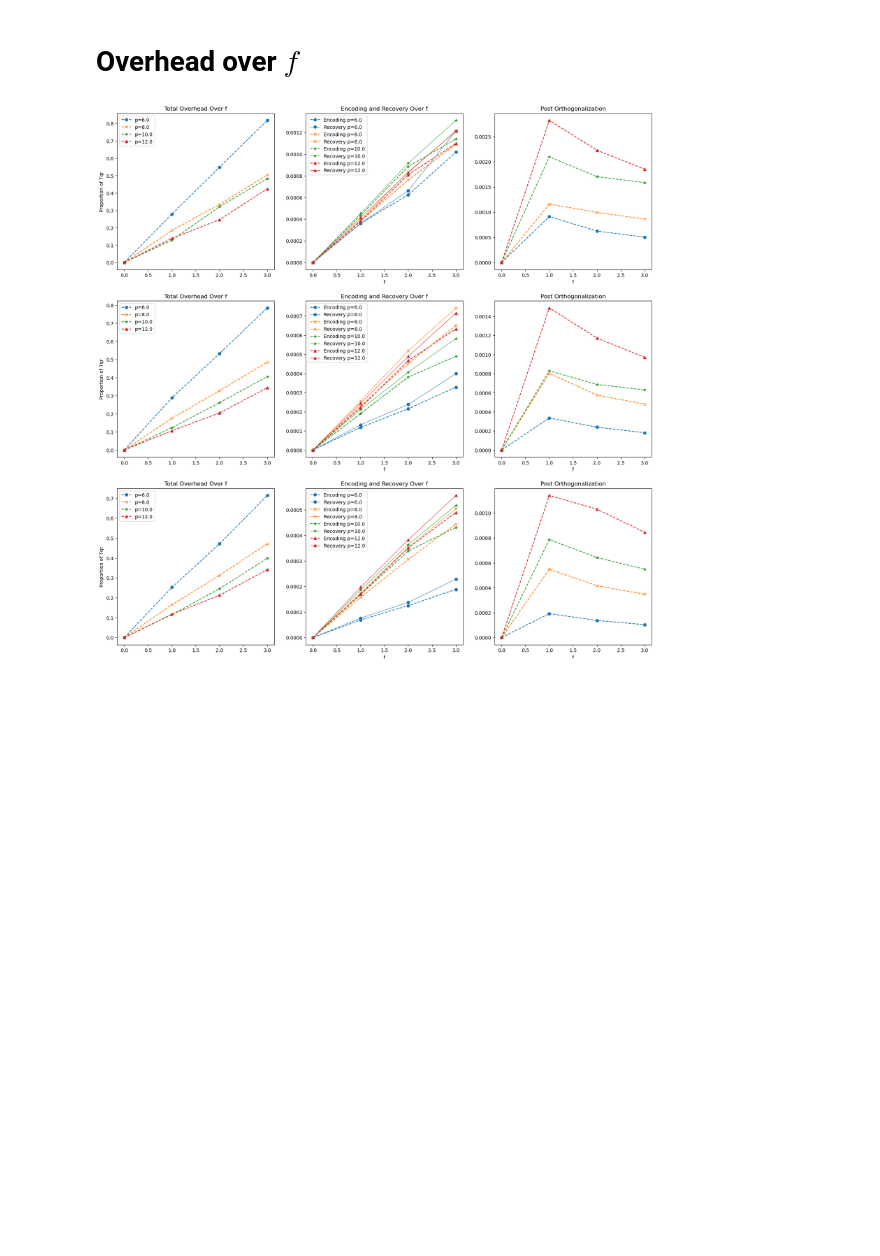
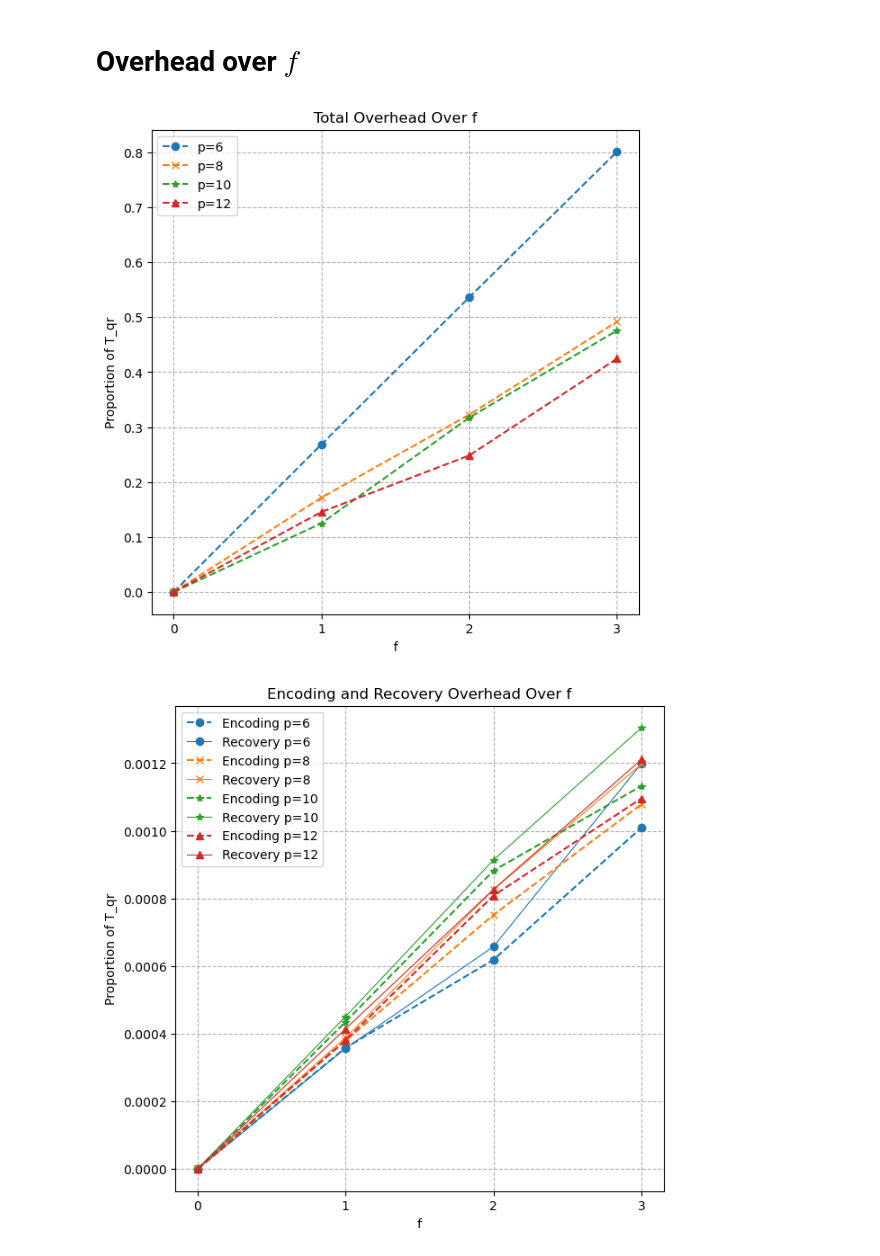
Before and after one commit to iain801/CodedQR, a Jupyter notebook: test-plots.ipynb, the cells around one changed output. Drawn from its saved outputs; the diff is of its cells as text; code cells hidden in the pictures; blank space fills up the shorter version.

```diff
--- a/test-plots.ipynb
+++ b/test-plots.ipynb
@@ -86,6 +86,8 @@ print(df.iloc[:,-5:])
 ## Take averages for all iterations
 # %%
 config_cols = ['n', 'f', 'p']
+
+df[config_cols] = df[config_cols].astype(int)
 
 # df_means = df.groupby(config_cols)[df.columns[3:]].median()
 # df_std = (df.groupby(config_cols)[df.columns[3:]].quantile(0.75) - df.groupby(config_cols)[df.columns[3:]].quantile(0.25)) / 2
@@ -93,9 +95,9 @@ config_cols = ['n', 'f', 'p']
 # Sort the rows by total within each group
 df_sorted = df.sort_values(['total']).groupby(config_cols)
 
-# Drop the first and last rows from each group
 df_means = df_sorted.apply(lambda x: x.iloc[:][df.columns[3:]].mean())
 df_std = df_sorted.apply(lambda x: x.iloc[:][df.columns[3:]].std())
 
-print(df_means[:5])
+
+df_means.head()
 # %% [output]
@@ -213,47 +242,64 @@ fig2.show()
 # %%
 colors = ['tab:blue', 'tab:orange', 'tab:green', 'tab:red', 'tab:purple', 'tab:brown', 'tab:pink', 'tab:gray', 'tab:olive', 'tab:cyan']
 
-fig3, plots = plt.subplots(3, 3, figsize=(20, 20))
+# fig3, plots3 = plt.subplots(3, 3, figsize=(21,21))
+
+fig3 = []
+plots3 = []
 
 for n_val in df['n'].unique():
 
     n_rows = df_means.query(f"n == {n_val}")
     # n_rows.drop('n', axis=1, inplace=True)
-
-    overhead, enc, post = plots[int(n_val // 12000 - 1)]
-
+    # overhead, enc, post = plots3[int(n_val // 12000 - 1)]
     # fig.text(0.5,0.05, f'n={n_val}', size=12, ha="center")
 
+    f_overhead, overhead = plt.subplots(1,1,figsize=(7,7))
+    f_enc, enc = plt.subplots(1,1,figsize=(7,7))
+    f_post, post = plt.subplots(1,1,figsize=(7,7))
+    fig3.extend([f_overhead, f_enc, f_post])
+    plots3.extend([overhead, enc, post])
 
     for i, p_val in enumerate(df['p'].unique()):
 
         p_rows = n_rows.query(f"p == {p_val}")
         # f_rows.drop('f', axis=1, inplace=True)
 
         f_vals = p_rows.index.get_level_values('f')
 
         marker = markers[i % len(markers)]
         color = colors[i % len(colors)]
 
         overhead.plot(f_vals, p_rows['overhead'], label=f'p={p_val}', linestyle='--', marker=marker, color=color)
         enc.plot(f_vals, p_rows['encode'], label=f'Encoding p={p_val}', linestyle='--', marker=marker, color=color)
         enc.plot(f_vals, p_rows['decode'], label=f'Recovery p={p_val}', linestyle='-', linewidth=0.8, marker=marker, color=color)
         post.plot(f_vals, p_rows['post'], label=f'p={p_val}', linestyle='--', marker=marker, color=color)
 
+    max_f_val = int(df['f'].max())  # Get the maximum 'f' value in your dataframe
+    overhead.xaxis.set_ticks(np.arange(0, max_f_val+1, 1))
+    enc.xaxis.set_ticks(np.arange(0, max_f_val+1, 1))
+    post.xaxis.set_ticks(np.arange(0, max_f_val+1, 1))
+
     overhead.set_title(f'Total Overhead Over f')
-    overhead.set_ylabel('Proportion of Tqr')
+    overhead.set_ylabel('Proportion of T_qr')
+    overhead.set_xlabel('f')
+    overhead.grid(True,linestyle='--')
     overhead.legend()
 
-    enc.set_title(f'Encoding and Recovery Over f')
+    enc.set_title(f'Encoding and Recovery Overhead Over f')
+    enc.set_ylabel('Proportion of T_qr')
     enc.set_xlabel('f')
+    enc.grid(True, linestyle='--')
     enc.legend()
 
-    # recov.set_title(f'Recovery')
-    # recov.set_ylabel('Proportion of Tqr')
+    post.set_title(f'Post-Orthogonalization Overhead Over f')
+    post.set_ylabel('Proportion of T_qr')
+    post.set_xlabel('f')
+    post.grid(True, linestyle='--')
+    post.legend()
 
-    post.set_title(f'Post Orthogonalization')
-    post.set_xlabel('f')
-
-fig3.show()
+for fig in fig3:
+    fig.show()
 # %% [output]
-[figure, old version]
+[figure, new version]
+[figure, added]
```
Also changed, not shown: parts of 7 cells of this notebook, 35 other files.
